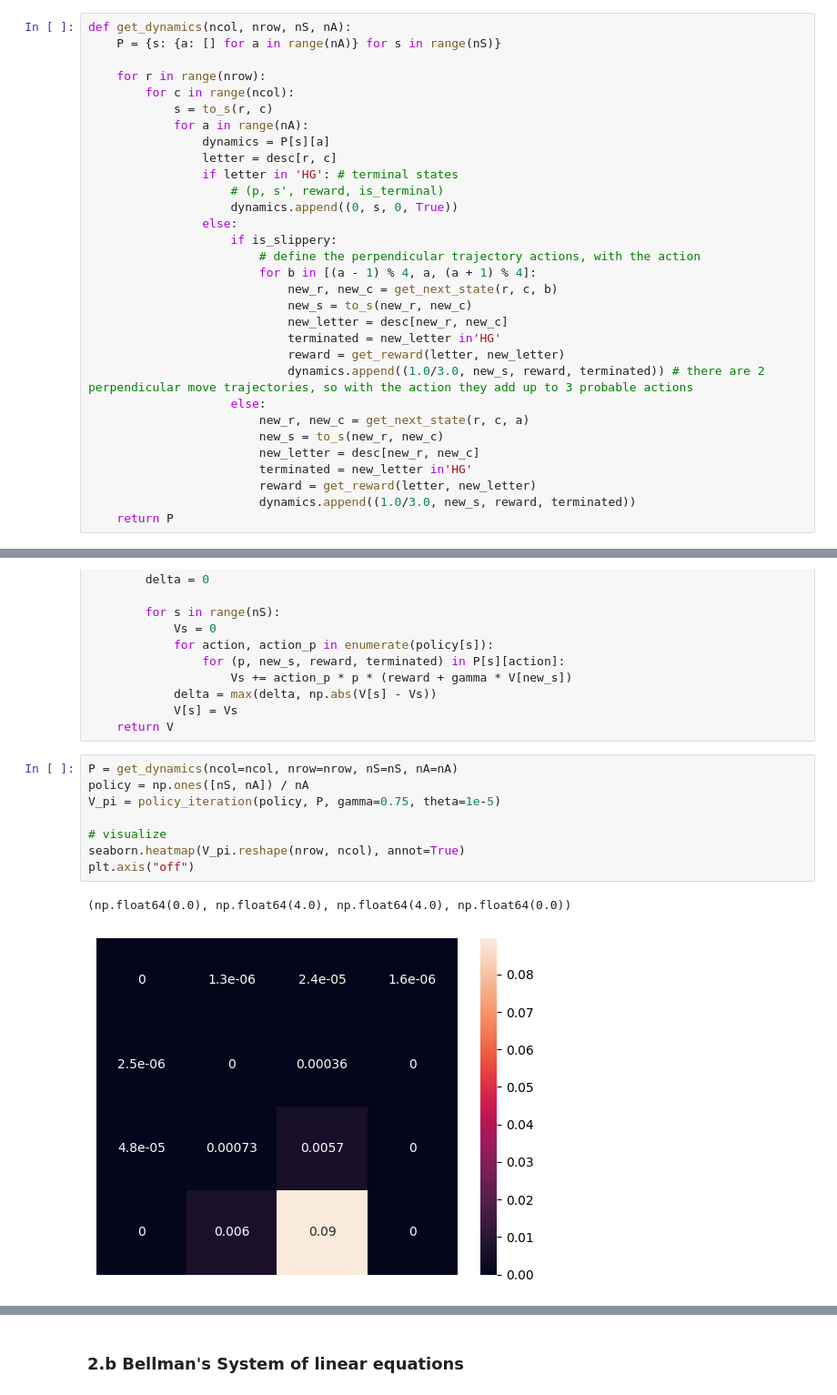
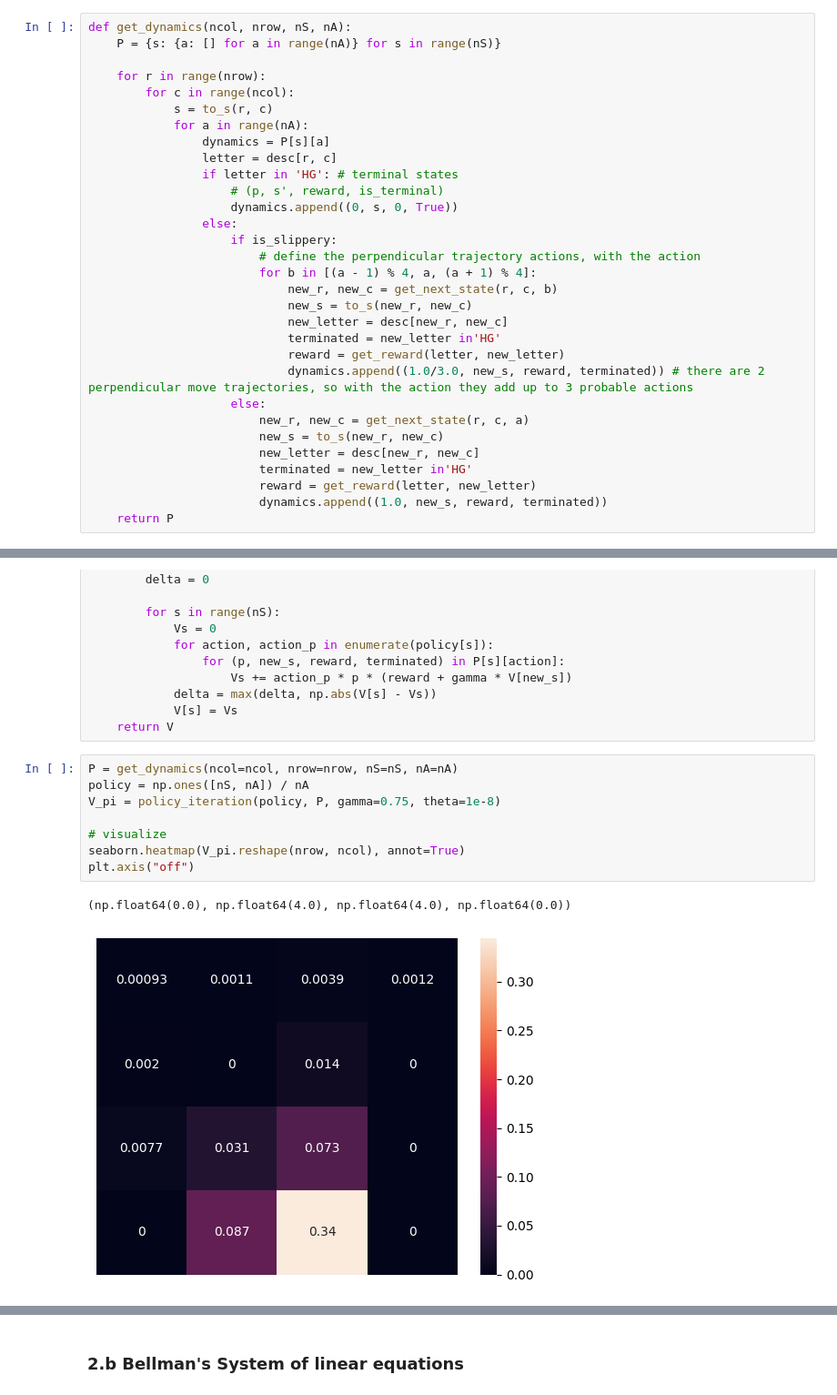
Before and after one commit to AnnaBozhenko/RL, a Jupyter notebook: lab_1/lab_1.ipynb, the cells around one changed output, grey strips where cells are left out. Shown at 91% size. Drawn from its saved outputs; the diff is of its cells as text.

```diff
--- a/lab_1/lab_1.ipynb
+++ b/lab_1/lab_1.ipynb
@@ -82,7 +82,7 @@ def get_dynamics(ncol, nrow, nS, nA):
                         new_letter = desc[new_r, new_c]
                         terminated = new_letter in'HG'
                         reward = get_reward(letter, new_letter)
-                        dynamics.append((1.0/3.0, new_s, reward, terminated))
+                        dynamics.append((1.0, new_s, reward, terminated))
     return P
 # %% [markdown]
 ### 2.a Policy iteration for policy `pi_i(s)`
@@ -106,11 +106,11 @@ def policy_iteration(policy, P, gamma=0.75, theta=1e-5):
 # %%
 P = get_dynamics(ncol=ncol, nrow=nrow, nS=nS, nA=nA)
 policy = np.ones([nS, nA]) / nA
-V_pi = policy_iteration(policy, P, gamma=0.75, theta=1e-5)
+V_pi = policy_iteration(policy, P, gamma=0.75, theta=1e-8)
 
 # visualize
 seaborn.heatmap(V_pi.reshape(nrow, ncol), annot=True)
 plt.axis("off")
 # %% [output]
 (np.float64(0.0), np.float64(4.0), np.float64(4.0), np.float64(0.0))
-[figure, old version]
+[figure, new version]
```
Also changed, not shown: parts of 26 cells of this notebook, 1 other file.
